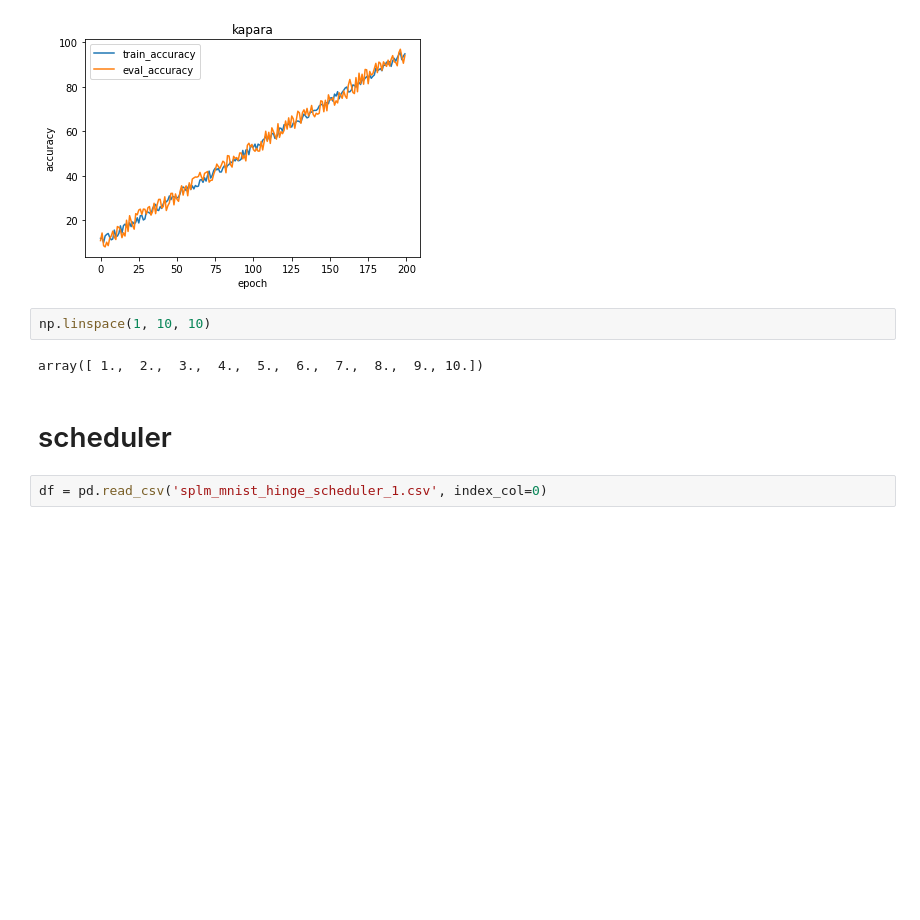
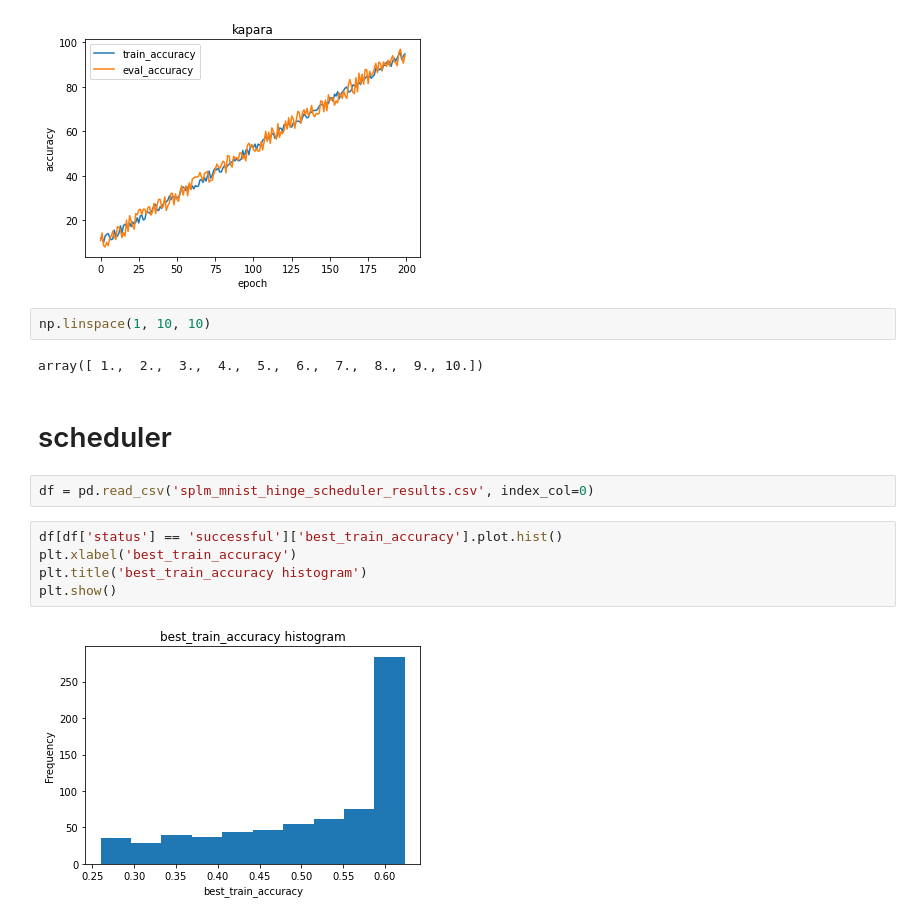
Before and after one commit to eldarab/SPLM, a Jupyter notebook: experiments/results/visualize_results.ipynb, the cells around one changed output. Saved outputs shown, nothing was run; the diff lists cells and outputs as text; blank space fills up the shorter version.

```diff
--- a/experiments/results/visualize_results.ipynb
+++ b/experiments/results/visualize_results.ipynb
@@ -145,4 +145,11 @@ array([ 1.,  2.,  3.,  4.,  5.,  6.,  7.,  8.,  9., 10.])
 # %% [markdown]
 # scheduler
 # %%
-df = pd.read_csv('splm_mnist_hinge_scheduler_1.csv', index_col=0)
+df = pd.read_csv('splm_mnist_hinge_scheduler_results.csv', index_col=0)
+# %%
+df[df['status'] == 'successful']['best_train_accuracy'].plot.hist()
+plt.xlabel('best_train_accuracy')
+plt.title('best_train_accuracy histogram')
+plt.show()
+# %% [output]
+[figure, added]
```
Also changed, not shown: parts of 7 cells of this notebook, 2 other files.
